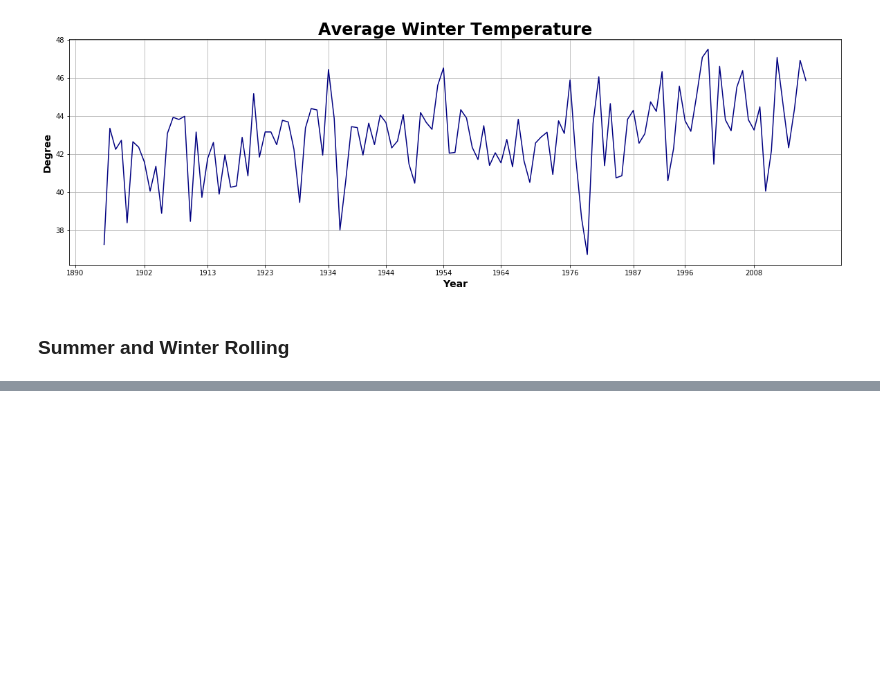
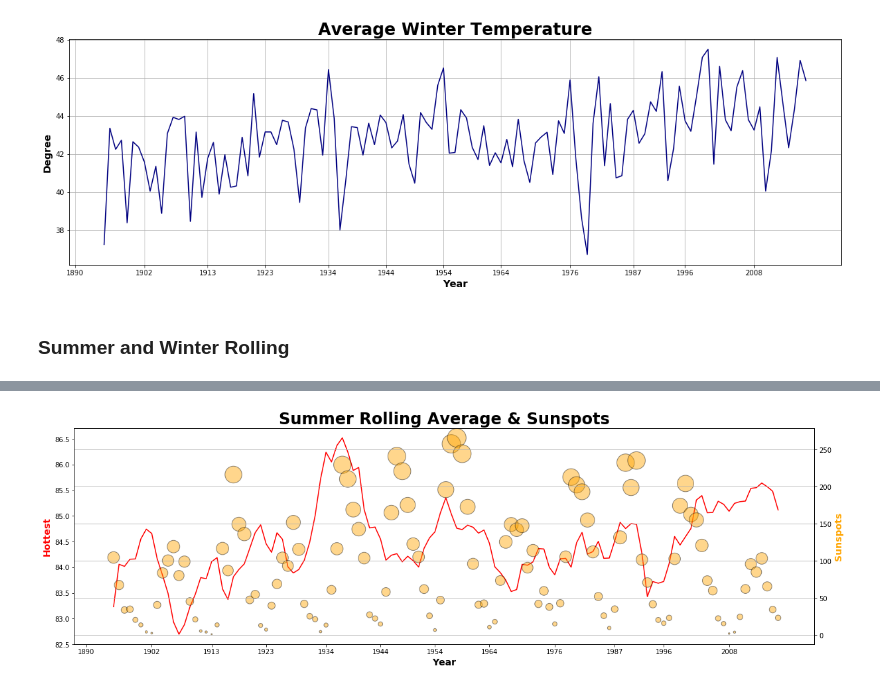
Before and after one commit to A-Grabish/solis-projectum, a Jupyter notebook: Final/Solis-Projectum-Data.Analysis.ipynb, the cells around one changed output, grey strips where cells are left out. Cells and saved outputs as stored; diff of their text form; code cells hidden in the pictures; blank space fills up the shorter version.

```diff
--- a/Final/Solis-Projectum-Data.Analysis.ipynb
+++ b/Final/Solis-Projectum-Data.Analysis.ipynb
@@ -22,10 +23,7 @@ solar_minimum_years = [1890, 1902, 1913, 1923, 1934, 1944, 1954, 1964, 1976, 198
 csv_file_sunspots = {"monthly":"sunspot_monthly.csv","yearly":"sunspot_yearly.csv"}
 
 sunspot_monthly = solis.load_csv(csv_file_sunspots["monthly"])
-sunspot_monthly = sunspot_monthly.set_index("Year")
-
 sunspot_yearly = solis.load_csv(csv_file_sunspots["yearly"])
-sunspot_yearly = sunspot_yearly.set_index("Year")
 # %%
 #### Temperature
 csv_file_temp = {"avg":"temp_average.csv","max":"temp_maximum.csv","min":"temp_minimum.csv"}
@@ -220,0 +220,12 @@ plt.show()
+# %%
+sunspot_monthly["Month"] = sunspot_monthly["Month"].apply(solis.vert_month_num)
+sunspot_monthly = sunspot_monthly[["Year", "Month", "Monthly Mean Total"]]
+# %%
+sunspot_monthly = sunspot_monthly.pivot(index='Year', columns='Month', values='Monthly Mean Total')
+sunspot_monthly = sunspot_monthly.reset_index()
+# %%
+sunspot_summer = sunspot_monthly[["Year", "June", "July", "Aug"]]
+sunspot_summer = sunspot_summer[sunspot_summer["Year"] != 2018]
+sunspot_summer = sunspot_summer.set_index("Year")
+sunspot_summer_mean = pd.DataFrame(sunspot_summer.mean(axis=1))
+sunspot_summer_mean.rename(index=str, columns={0:'Temp'}, inplace=True)
@@ -220,0 +238,21 @@ plt.show()
+# %%
+# Generate the Plot
+fig = plt.figure(figsize = (20,6))
+ax1 = fig.add_subplot(1, 1, 1)
+ax2 = ax1.twinx()
+
+ax1.set_title("Summer Rolling Average & Sunspots",fontdict = {'fontsize': 24, 'fontweight': 'bold'})
+ax1.set_xlabel("Year", fontdict = {'fontsize': 14, 'fontweight': 'bold'})
+ax1.set_ylabel("Hottest", fontdict = {'fontsize': 14, 'fontweight': 'bold'}, color = "red")
+ax2.set_ylabel("Sunspots", fontdict = {'fontsize': 14, 'fontweight': 'bold'}, color = "orange")
+
+x_axis = dataset_year_range
+ax1.set_xticks(solar_minimum_years)
+ax1.plot(x_axis, temp_max_summer_rolling_mean, color='red')
+ax2.scatter(x_axis, sunspot_summer_mean, color='orange', edgecolors='black', s=(sunspot_summer_mean*3), alpha=.45)
+
+plt.savefig(plots_file_name+"Summer.Rolling.Average_Sunspots.png")
+plt.grid(True)
+plt.show()
+# %% [output]
+[figure, added]
```
Also changed, not shown: parts of 10 cells of this notebook, 6 other files.
